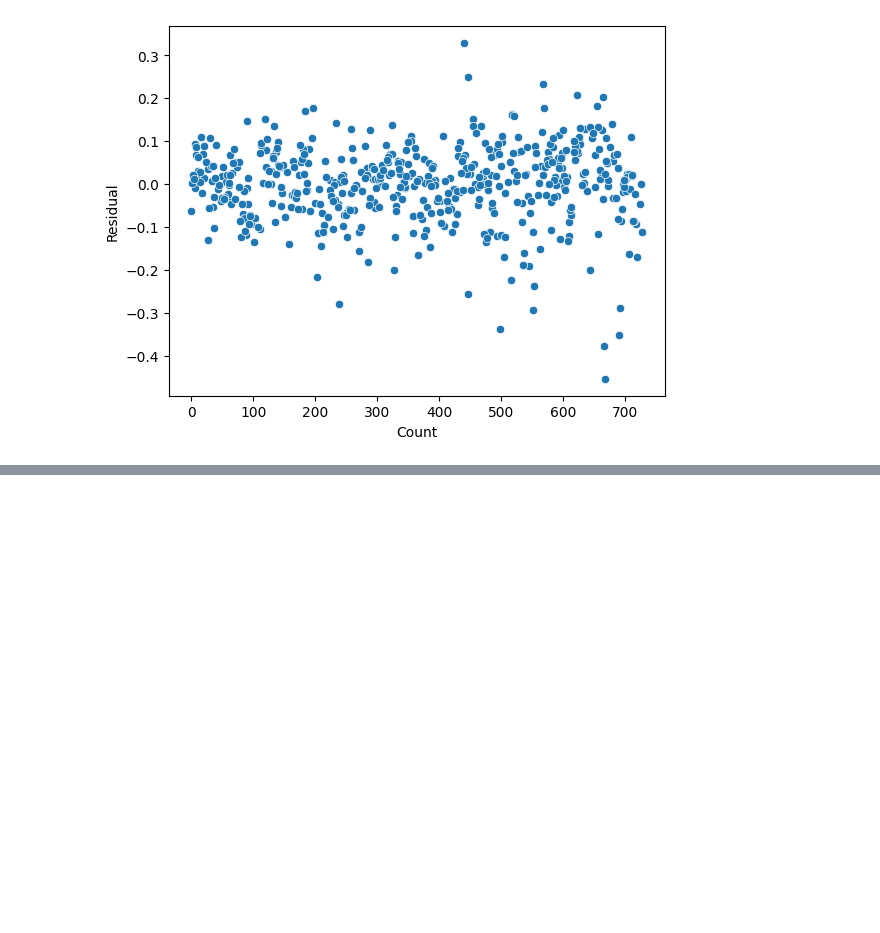
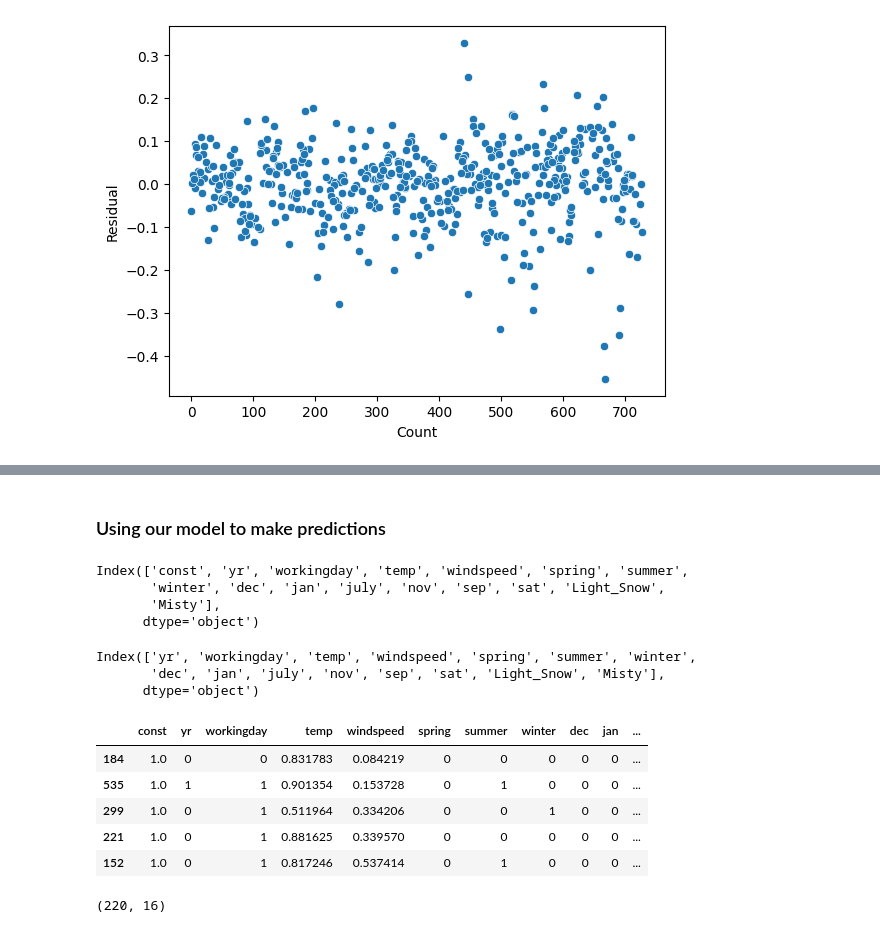
Before and after one commit to kc11381/Bike_Sharing_Case_Study, a Jupyter notebook: bike_sharing_predictors.ipynb, the cells around one changed output, grey strips where cells are left out. Drawn from its saved outputs; the diff is of its cells as text; code cells hidden in the pictures; blank space fills up the shorter version.

Commit message:
model prediction done

```diff
--- a/bike_sharing_predictors.ipynb
+++ b/bike_sharing_predictors.ipynb
@@ -977,0 +996,40 @@ plt.show()
+# %%
+y_test = df_test.pop('cnt')
+X_test = df_test
+# %% [markdown]
+### Using our model to make predictions
+# %%
+# Lets check the columns that we have
+X_train_lm.columns
+# %% [output]
+Index(['const', 'yr', 'workingday', 'temp', 'windspeed', 'spring', 'summer',
+       'winter', 'dec', 'jan', 'july', 'nov', 'sep', 'sat', 'Light_Snow',
+       'Misty'],
+      dtype='object')
+# %%
+# Lets remove const from X_train_lm
+X_train_lm = X_train_lm.drop(['const'], axis=1)
+X_train_lm.columns
+# %% [output]
+Index(['yr', 'workingday', 'temp', 'windspeed', 'spring', 'summer', 'winter',
+       'dec', 'jan', 'july', 'nov', 'sep', 'sat', 'Light_Snow', 'Misty'],
+      dtype='object')
+# %%
+# Creating X_test_new dataframe by dropping variables from X_test
+X_test_new = X_test[X_train_lm.columns]
+# %%
+# Adding a constant variable
+X_test_new = sm.add_constant(X_test_new)
+# %%
+X_test_new.head()
+# %% [output]
+|  | const | yr | workingday | temp | windspeed | spring | summer | winter | dec | jan | ... |
+| 184 | 1.0 | 0 | 0 | 0.831783 | 0.084219 | 0 | 0 | 0 | 0 | 0 | ... |
+| 535 | 1.0 | 1 | 1 | 0.901354 | 0.153728 | 0 | 1 | 0 | 0 | 0 | ... |
+| 299 | 1.0 | 0 | 1 | 0.511964 | 0.334206 | 0 | 0 | 1 | 0 | 0 | ... |
+| 221 | 1.0 | 0 | 1 | 0.881625 | 0.339570 | 0 | 0 | 0 | 0 | 0 | ... |
+| 152 | 1.0 | 0 | 1 | 0.817246 | 0.537414 | 0 | 1 | 0 | 0 | 0 | ... |
+# %%
+X_test_new.shape
+# %% [output]
+(220, 16)
```
Also changed, not shown: parts of 15 cells of this notebook.
